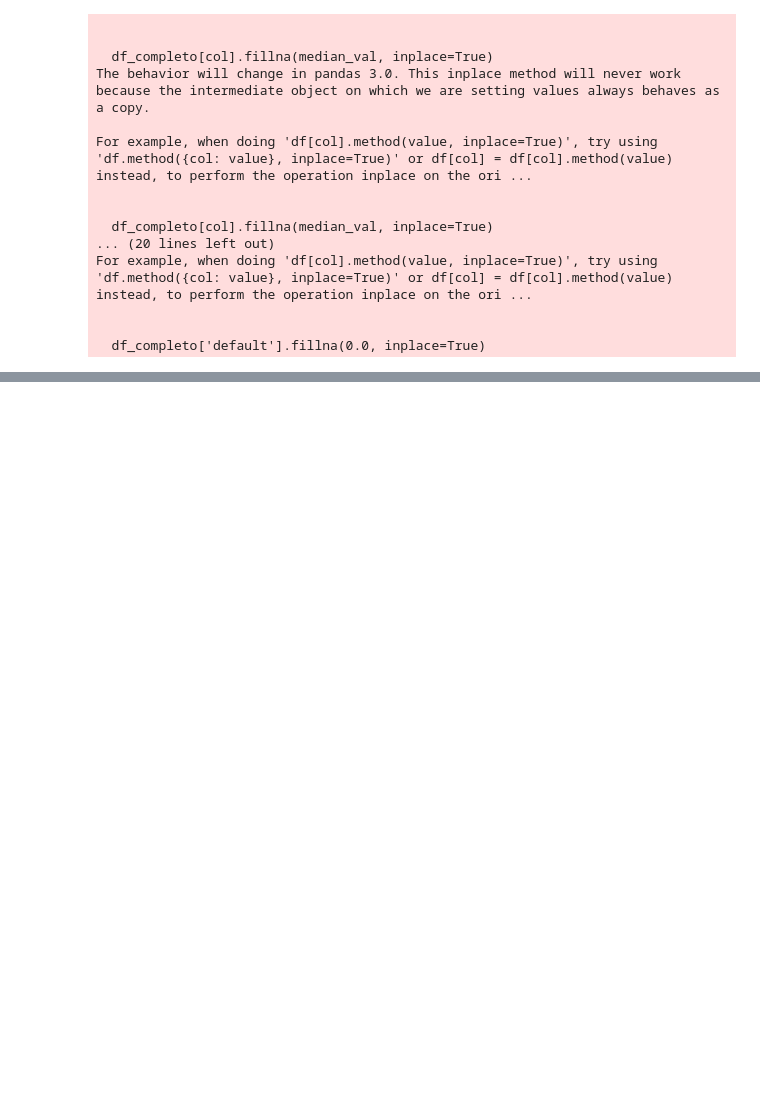
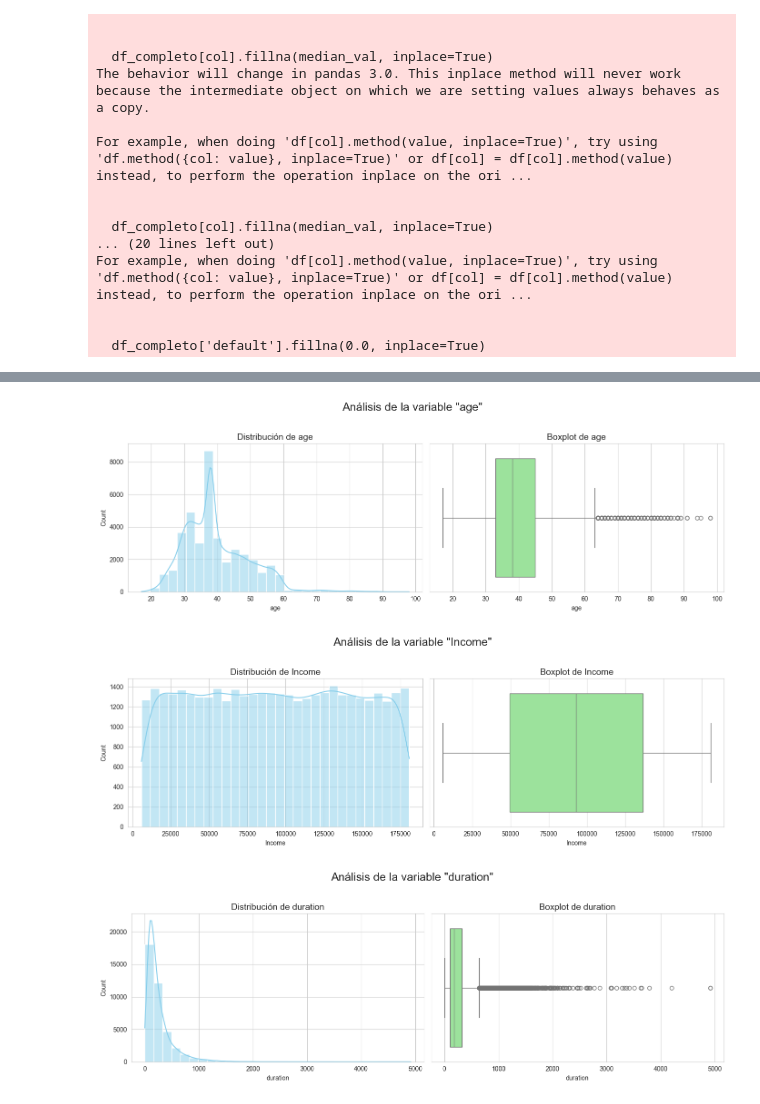
Before and after one commit to AnaGutier/Proyecto_EDA_Python_Pandas, a Jupyter notebook: EDA_proceso.ipynb, the cells around one changed output, grey strips where cells are left out. Saved outputs shown, nothing was run; the diff lists cells and outputs as text; code cells hidden in the pictures; blank space fills up the shorter version.

```diff
--- a/EDA_proceso.ipynb
+++ b/EDA_proceso.ipynb
@@ -340,0 +445,27 @@ For example, when doing 'df[col].method(value, inplace=True)', try using 'df.met
+# %%
+# Análisis de variables numéricas
+
+# Lista de columnas numéricas a analizar
+numerical_cols = ['age', 'Income', 'duration']
+
+# Creo un histograma y un boxplot para cada una
+for col in numerical_cols:
+    plt.figure(figsize=(14, 5))
+
+    # Histograma
+    plt.subplot(1, 2, 1)
+    sns.histplot(df_completo[col], kde=True, bins=30, color='skyblue')
+    plt.title(f'Distribución de {col}', fontsize=14)
+
+    # Boxplot
+    plt.subplot(1, 2, 2)
+    sns.boxplot(x=df_completo[col], color='lightgreen')
+    plt.title(f'Boxplot de {col}', fontsize=14)
+
+    plt.suptitle(f'Análisis de la variable "{col}"', fontsize=18)
+    plt.tight_layout(rect=[0, 0.03, 1, 0.95])
+    plt.show()
+# %% [output]
+[figure, added]
+[figure, added]
+[figure, added]
```
Also changed, not shown: parts of 13 cells of this notebook.
